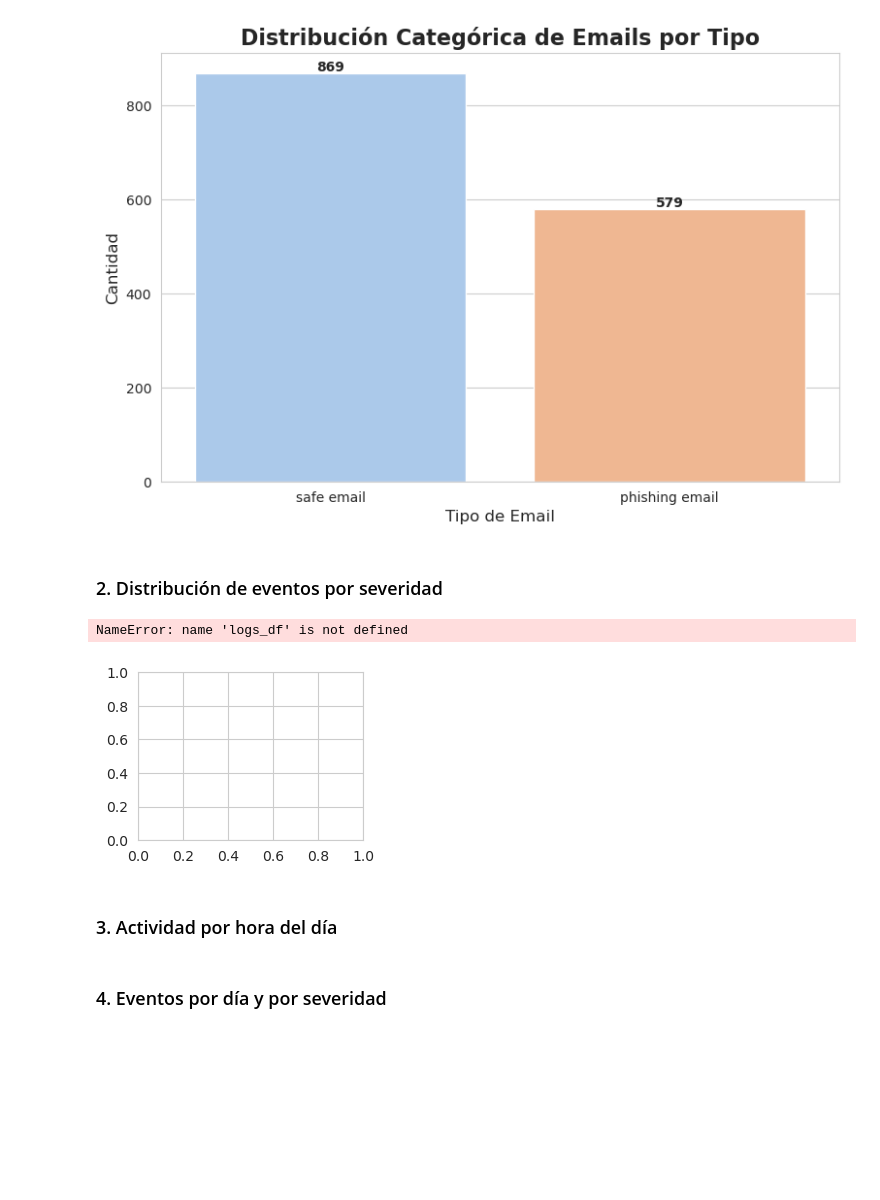
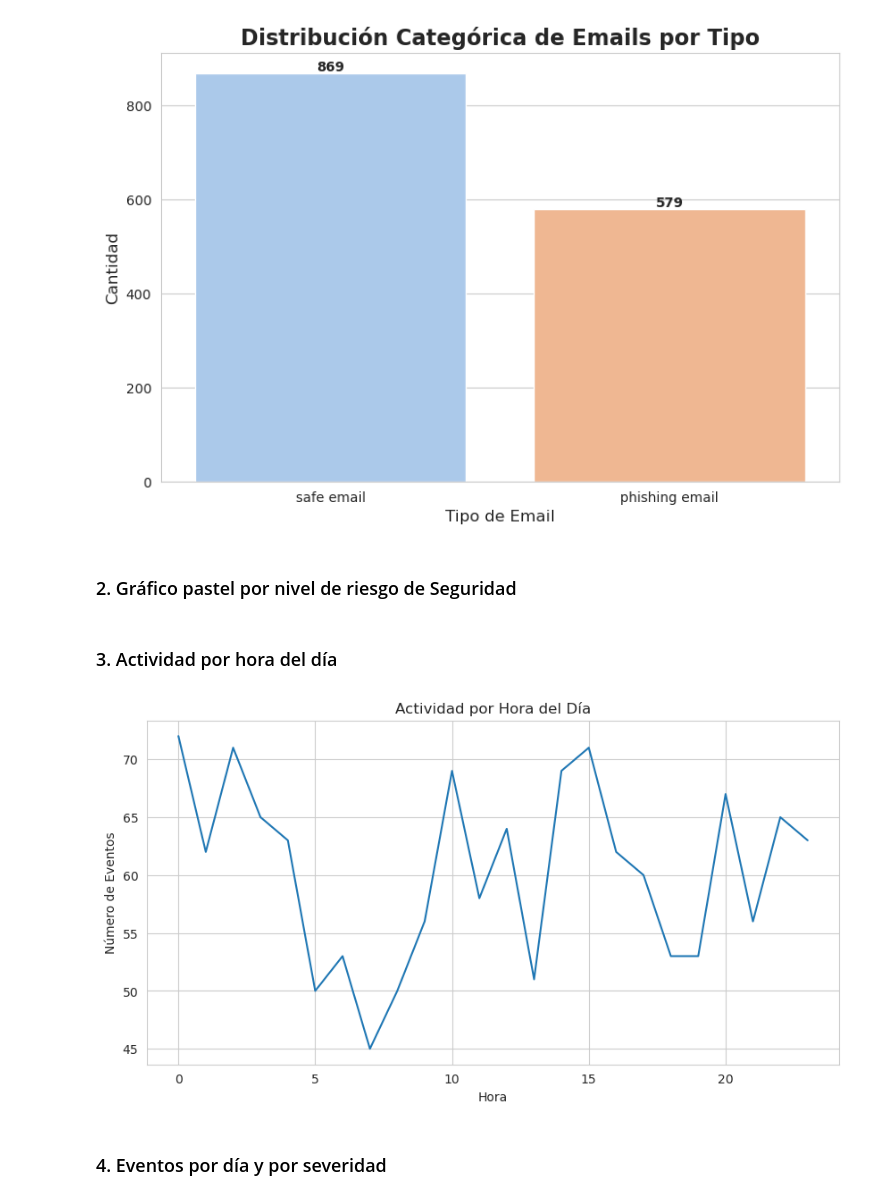
Before and after one commit to JonathanAlvarezW/practica_tres_gr_9, a Jupyter notebook: grupo9.ipynb, the cells around one changed output. Drawn from its saved outputs; the diff is of its cells as text; code cells hidden in the pictures; blank space fills up the shorter version.

```diff
--- a/grupo9.ipynb
+++ b/grupo9.ipynb
@@ -349,14 +348,5 @@ plt.savefig('distrib_email_by_type.png')
 plt.show()
 # %% [output]
 [figure]
-# %% [markdown]
-### 2. Distribución de eventos por severidad
-# %%
-plt.subplot(2, 2, 2)
-severidad_count = logs_df['severidad'].value_counts()
-colors = {'low': 'green', 'medium': 'blue', 'high': 'orange', 'critical': 'red'}
-plt.pie(severidad_count, labels=severidad_count.index, autopct='%1.1f%%', colors=[colors[sev] for sev in severidad_count.index])
-plt.title('Distribución de Eventos por Severidad')
-# %% [output]
-NameError: name 'logs_df' is not defined
-[figure, removed]
+# %% [markdown]
+### 2. Gráfico pastel por nivel de riesgo de Seguridad
@@ -363,13 +373,25 @@ NameError: name 'logs_df' is not defined
 # %% [markdown]
 ### 3. Actividad por hora del día
 # %%
-plt.subplot(2, 2, 3)
-logs_df['hour'] = logs_df['timestamp'].dt.hour
-hourly_count = logs_df.groupby('hour').size()
+# Asegurar que 'Timestamp' es tipo datetime
+df['Timestamp'] = pd.to_datetime(df['Timestamp'], errors='coerce')
+
+# Agrupar por hora sin modificar el DataFrame
+hourly_count = df.groupby(df['Timestamp'].dt.hour).size()
+
+# Graficar
+plt.figure(figsize=(10, 5))
 sns.lineplot(x=hourly_count.index, y=hourly_count.values)
+
+# Etiquetas y título
 plt.title('Actividad por Hora del Día')
 plt.xlabel('Hora')
 plt.ylabel('Número de Eventos')
+
+# Mostrar gráfico
+plt.show()
+# %% [output]
+[figure, added]
 # %% [markdown]
 ### 4. Eventos por día y por severidad
 # %%
```
Also changed, not shown: parts of 8 cells of this notebook, 1 other file.
